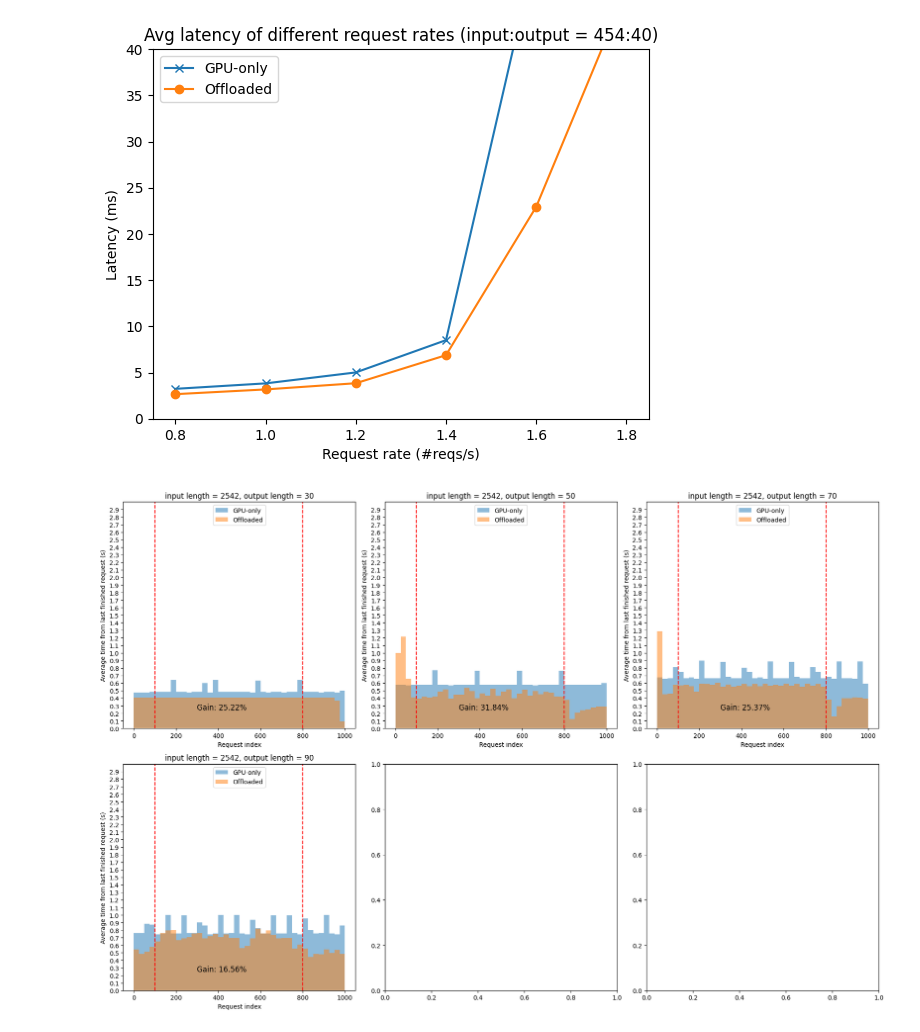
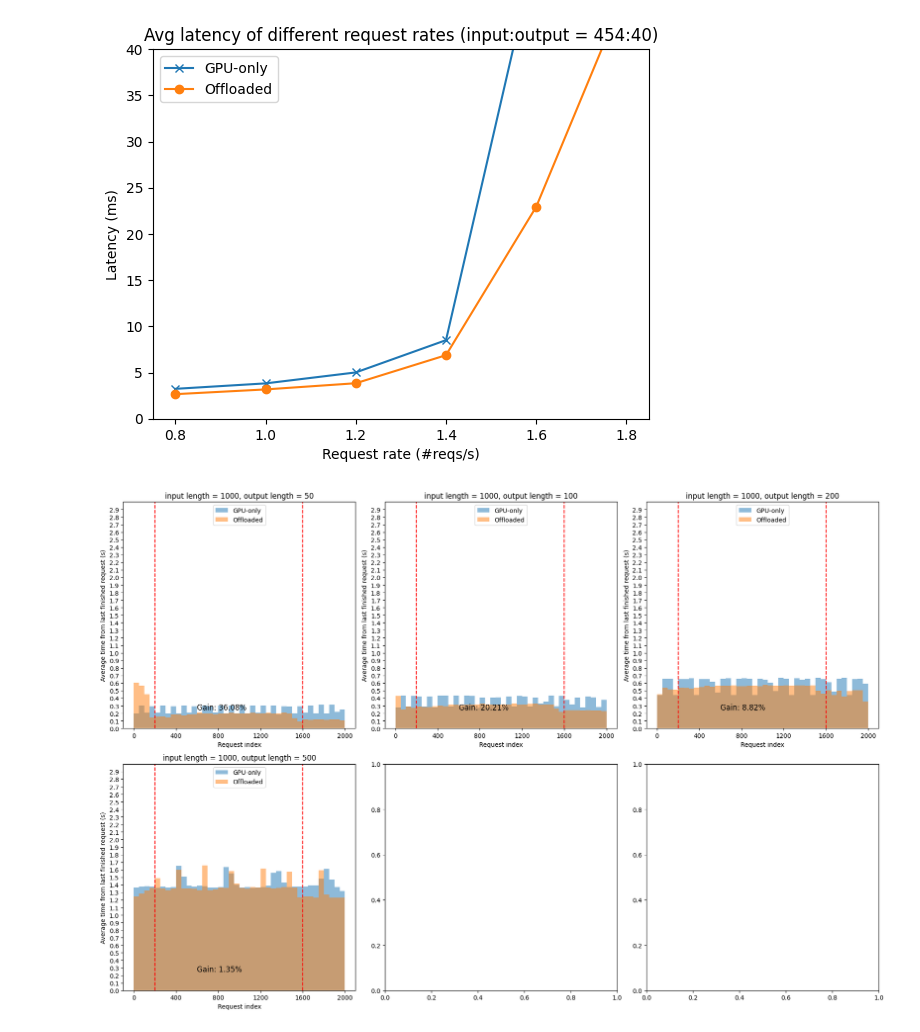
Before and after one commit to SwiftSeal03/swiftLLM, a Jupyter notebook: profile/e2e-illst.ipynb, the cells around one changed output. Cells and saved outputs as stored; diff of their text form; code cells hidden in the pictures.

```diff
--- a/profile/e2e-illst.ipynb
+++ b/profile/e2e-illst.ipynb
@@ -147,7 +147,7 @@ import numpy as np
 import matplotlib.pyplot as plt
 
 num_data = 2000
-path_prefix = '../data/d1016/'
+path_prefix = '../data/d1017/'
 
 def draw_req_bar_diagram(in_len, out_len, ax: plt.Axes):
   file_names = [f'{num_data}-{in_len}-{out_len}-True.json', f'{num_data}-{in_len}-{out_len}-False.json']
@@ -226,32 +226,33 @@ def draw_itr_bar_diagram(in_len, out_len, ax: plt.Axes):
       alpha=0.5,
       label='Offloaded' if i == 1 else 'GPU-only'
     )
     print(sum(ntok_of_seg))
 
   # ax.set_xticks(list(range(0, ndata, disp_seg_len)) + [ndata + 1])
   # ax.set_yticks([i * 0.1 for i in range(30)])
   # ax.set_ylim(0, 3.0)
   ax.set_xlabel('Time (s)')
   ax.set_ylabel('Number of tokens')
   ax.legend()
   ax.title.set_text(f'input length = {in_len}, output length = {out_len}')
 
 nr, nc = 2, 3
 fig, axes = plt.subplots(nr, nc)
 in2out = {
   # 406: [200]
   # 526: [100, 300, 500, 700, 900]
   # 2542: [30, 50, 70, 90]
-  1038: [50, 100, 200, 500]
+  # 1038: [50, 100, 200, 500]
+  1000: [50, 100, 200, 500]
 }
 
 settings = [(in_len, out_len) for in_len in in2out for out_len in in2out[in_len]]
 
 fig.set_size_inches(18, 12)
 for i, (in_len, out_len) in enumerate(settings):
   draw_req_bar_diagram(in_len, out_len, axes[i // nc, i % nc])
   # draw_itr_bar_diagram(in_len, out_len, axes[i // nc, i % nc])
 
 plt.tight_layout()
 # %% [output]
-[figure, old version]
+[figure, new version]
```
Also changed, not shown: 1 other file.
